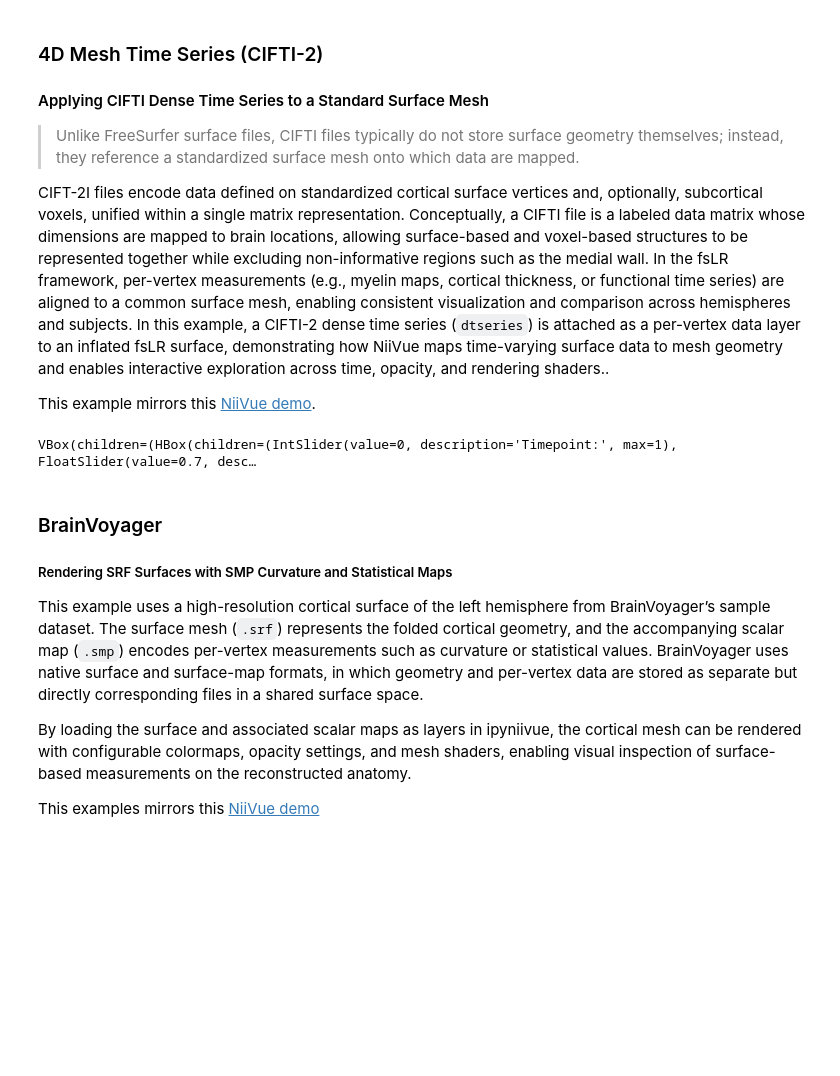
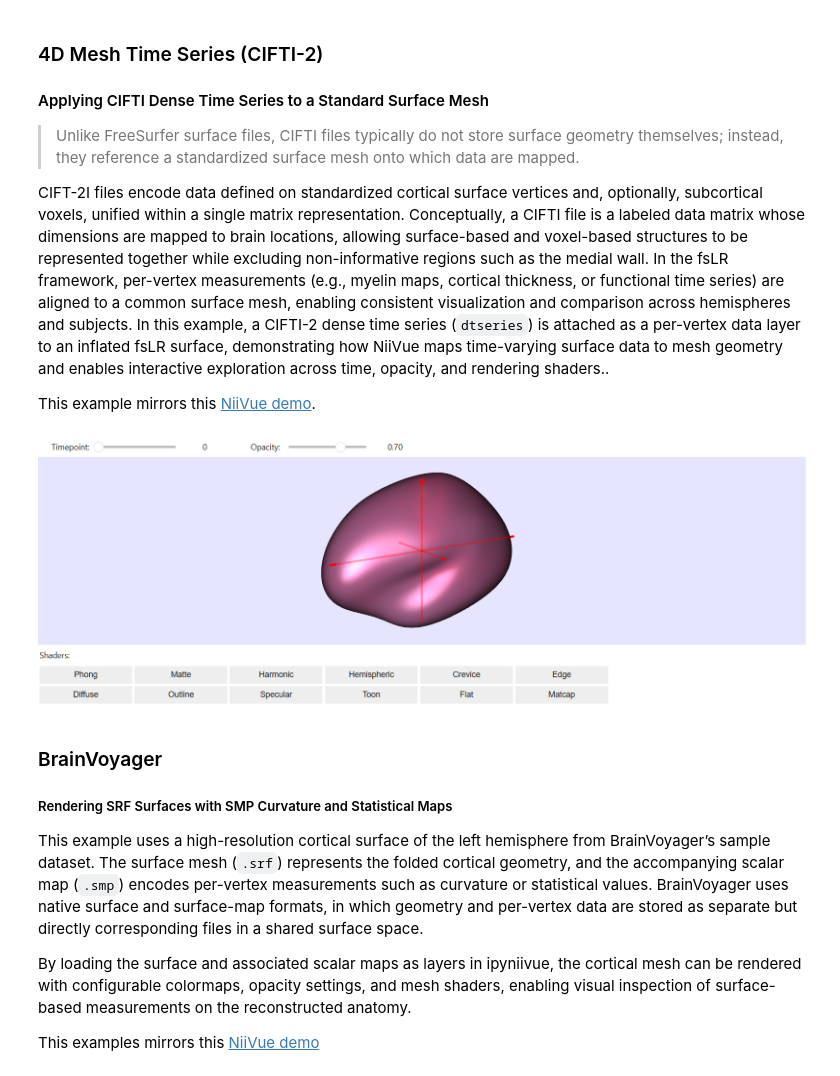
Before and after one commit to kylemaps/neurodeskedu, a Jupyter notebook: books/examples/workflows/ipyniivue_ipywidgets.ipynb, the cells around one changed output. Saved outputs shown, nothing was run; the diff lists cells and outputs as text; code cells hidden in the pictures; blank space fills up the shorter version.

```diff
--- a/books/examples/workflows/ipyniivue_ipywidgets.ipynb
+++ b/books/examples/workflows/ipyniivue_ipywidgets.ipynb
@@ -645,16 +643,16 @@ shader_buttons_widget = widgets.VBox(shader_grid)
 # Display Layout
 controls_header = widgets.HBox([timepoint_slider, opacity_slider])
 
-display(
-    widgets.VBox(
-        [controls_header, nv5, widgets.Label("Shaders:"), shader_buttons_widget]
-            )
-)
+# Uncomment to enable the interactive viewer; disabled to stay within GitHub Pages' 100MB hosting limit
+#display(
+#    widgets.VBox(
+#        [controls_header, nv5, widgets.Label("Shaders:"), shader_buttons_widget]
+#            )
+#)
-# %% [output]
-VBox(children=(HBox(children=(IntSlider(value=0, description='Timepoint:', max=1), FloatSlider(value=0.7, desc…
 # %%
-# uncomment if you want a static image of the scene
-#Image(filename='../../static/examples/workflows/ipyniivue_ipywidgets/05_cifti.png')
+Image(filename='../../static/examples/workflows/ipyniivue_ipywidgets/05_cifti.png')
+# %% [output]
+[figure, added]
 # %% [markdown]
 ### BrainVoyager
 ##### Rendering SRF Surfaces with SMP Curvature and Statistical Maps
```
Also changed, not shown: parts of 3 cells of this notebook, 1 other file.
